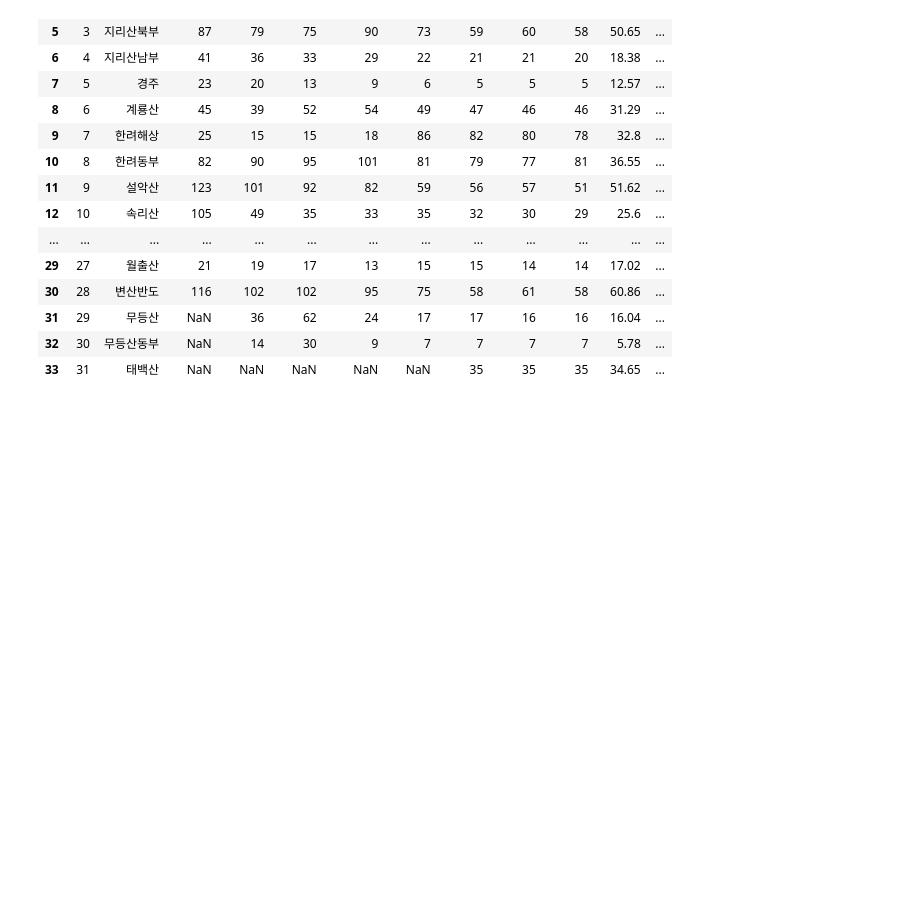
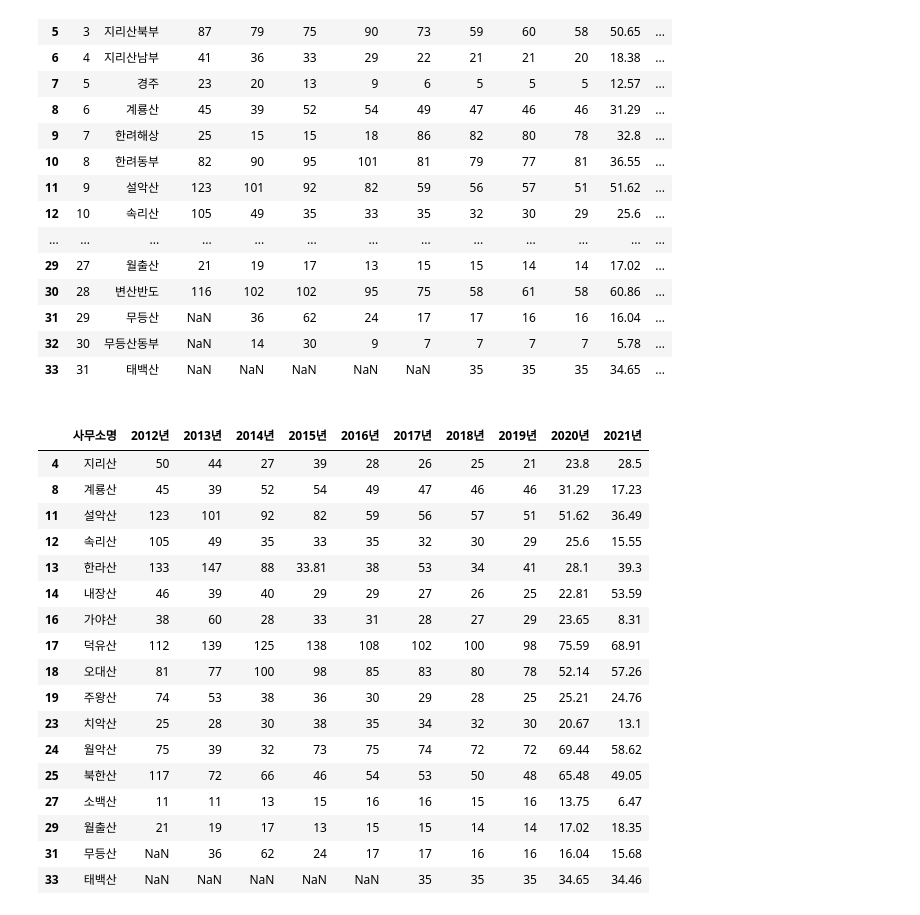
Before and after one commit to ohyoonah/clean_hikers, a Jupyter notebook: data/clean_hikers.ipynb, the cells around one changed output. Drawn from its saved outputs; the diff is of its cells as text; code cells hidden in the pictures; blank space fills up the shorter version.

```diff
--- a/data/clean_hikers.ipynb
+++ b/data/clean_hikers.ipynb
@@ -49,5 +47,5 @@ display(visitors)
 # %%
-garbage_df = garbage[3:-1] # 불필요한 행 삭제
+garbage_df = pd.DataFrame(garbage[3:-1]) # 불필요한 행 삭제
 garbage_df
 # %% [output]
 |  | No | 사무소명 | 2012년 | 2013년 | 2014년 | 2015년 | 2016년 | 2017년 | 2018년 | 2019년 | 2020년 | ... |
@@ -72,0 +68,30 @@ visitor_df.columns  #column만 출력
+# %% [markdown]
+<!-- 쓰레기 처리량 전처리 -->
+# %%
+garbage_df = garbage_df.drop('No', axis='columns')
+
+# "산"으로 끝나지 않는 산 데이터 삭제
+for idx, mountain in enumerate(garbage_df['사무소명']):
+    if not mountain[-1] == "산":
+          garbage_df = garbage_df.drop(idx+3, axis=0)
+
+garbage_df
+# %% [output]
+|  | 사무소명 | 2012년 | 2013년 | 2014년 | 2015년 | 2016년 | 2017년 | 2018년 | 2019년 | 2020년 | 2021년 |
+| 4 | 지리산 | 50 | 44 | 27 | 39 | 28 | 26 | 25 | 21 | 23.8 | 28.5 |
+| 8 | 계룡산 | 45 | 39 | 52 | 54 | 49 | 47 | 46 | 46 | 31.29 | 17.23 |
+| 11 | 설악산 | 123 | 101 | 92 | 82 | 59 | 56 | 57 | 51 | 51.62 | 36.49 |
+| 12 | 속리산 | 105 | 49 | 35 | 33 | 35 | 32 | 30 | 29 | 25.6 | 15.55 |
+| 13 | 한라산 | 133 | 147 | 88 | 33.81 | 38 | 53 | 34 | 41 | 28.1 | 39.3 |
+| 14 | 내장산 | 46 | 39 | 40 | 29 | 29 | 27 | 26 | 25 | 22.81 | 53.59 |
+| 16 | 가야산 | 38 | 60 | 28 | 33 | 31 | 28 | 27 | 29 | 23.65 | 8.31 |
+| 17 | 덕유산 | 112 | 139 | 125 | 138 | 108 | 102 | 100 | 98 | 75.59 | 68.91 |
+| 18 | 오대산 | 81 | 77 | 100 | 98 | 85 | 83 | 80 | 78 | 52.14 | 57.26 |
+| 19 | 주왕산 | 74 | 53 | 38 | 36 | 30 | 29 | 28 | 25 | 25.21 | 24.76 |
+| 23 | 치악산 | 25 | 28 | 30 | 38 | 35 | 34 | 32 | 30 | 20.67 | 13.1 |
+| 24 | 월악산 | 75 | 39 | 32 | 73 | 75 | 74 | 72 | 72 | 69.44 | 58.62 |
+| 25 | 북한산 | 117 | 72 | 66 | 46 | 54 | 53 | 50 | 48 | 65.48 | 49.05 |
+| 27 | 소백산 | 11 | 11 | 13 | 15 | 16 | 16 | 15 | 16 | 13.75 | 6.47 |
+| 29 | 월출산 | 21 | 19 | 17 | 13 | 15 | 15 | 14 | 14 | 17.02 | 18.35 |
+| 31 | 무등산 | NaN | 36 | 62 | 24 | 17 | 17 | 16 | 16 | 16.04 | 15.68 |
+| 33 | 태백산 | NaN | NaN | NaN | NaN | NaN | 35 | 35 | 35 | 34.65 | 34.46 |
```
Also changed, not shown: parts of 6 cells of this notebook, 1 other file.
